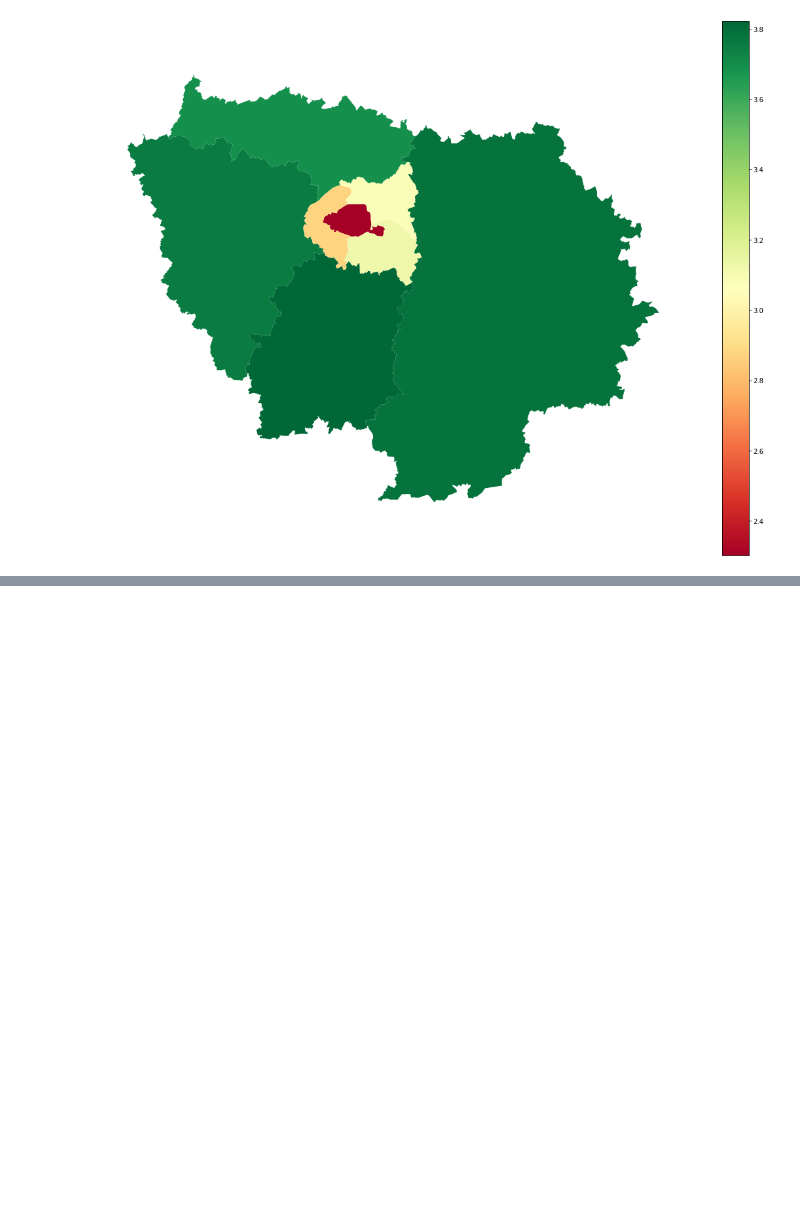
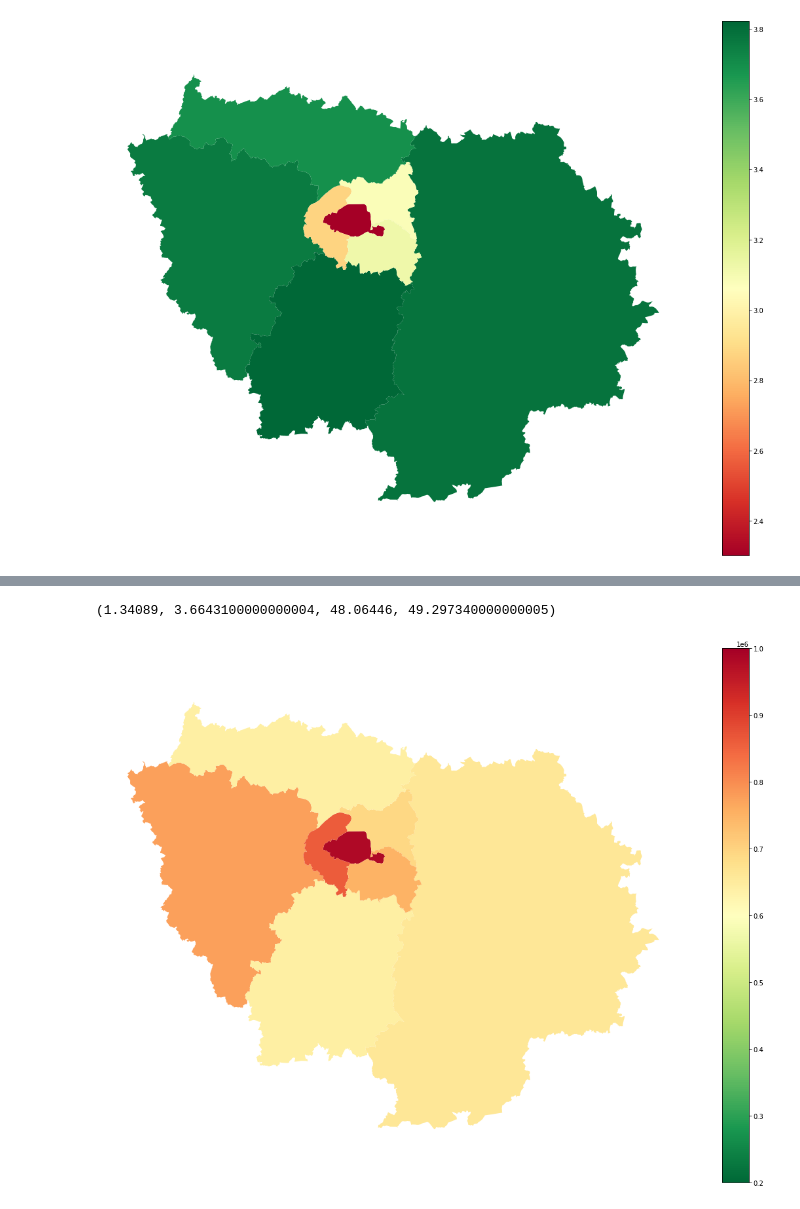
Before and after one commit to Sebastiao199/datathon_realestate, a Jupyter notebook: geojsonfiles_analysis.ipynb, the cells around one changed output, grey strips where cells are left out. Saved outputs shown, nothing was run; the diff lists cells and outputs as text; code cells hidden in the pictures; blank space fills up the shorter version.

```diff
--- a/geojsonfiles_analysis.ipynb
+++ b/geojsonfiles_analysis.ipynb
@@ -273,0 +298,3 @@ plt.axis('off')
+# %%
+df_2022 = my_geo_df[my_geo_df['year'] == '2022']
+df_2022
@@ -273,0 +329,3 @@ plt.axis('off')
+# %%
+result_groupby_2022 = df_2022.groupby(['department_code']).mean()
+result_groupby_2022
@@ -273,0 +356,3 @@ plt.axis('off')
+# %%
+group_by_merge_geo_2022 = result_groupby_2022.merge(departments_ile_de_france, left_on='department_code', right_on='code')
+group_by_merge_geo_2022
@@ -273,0 +371,2 @@ plt.axis('off')
+# %%
+final_geo_2022 = gpd.GeoDataFrame(group_by_merge_geo_2022, geometry='geometry')
@@ -274,3 +382,14 @@ plt.axis('off')
+# %%
+plot_2022 = final_geo_2022.plot(column="value", cmap='RdYlGn_r', legend=True, k=10, figsize=(20, 15), vmin = 200000, vmax =1000000)
+# plt.title('Value Mean in Ile de France')
+# plt.legend([final_geo['value'], final_geo['nom']]);
+plt.axis('off')
+#plt.clim([200000, 1000000])
+# plt.clim(200000, 1000000)
+# plt.imshow()
+# %% [output]
+(1.34089, 3.6643100000000004, 48.06446, 49.297340000000005)
+[figure, added]
 # %%
 final_geo.to_csv('final_geo.csv')
 # %%
```
Also changed, not shown: parts of 13 cells of this notebook.
